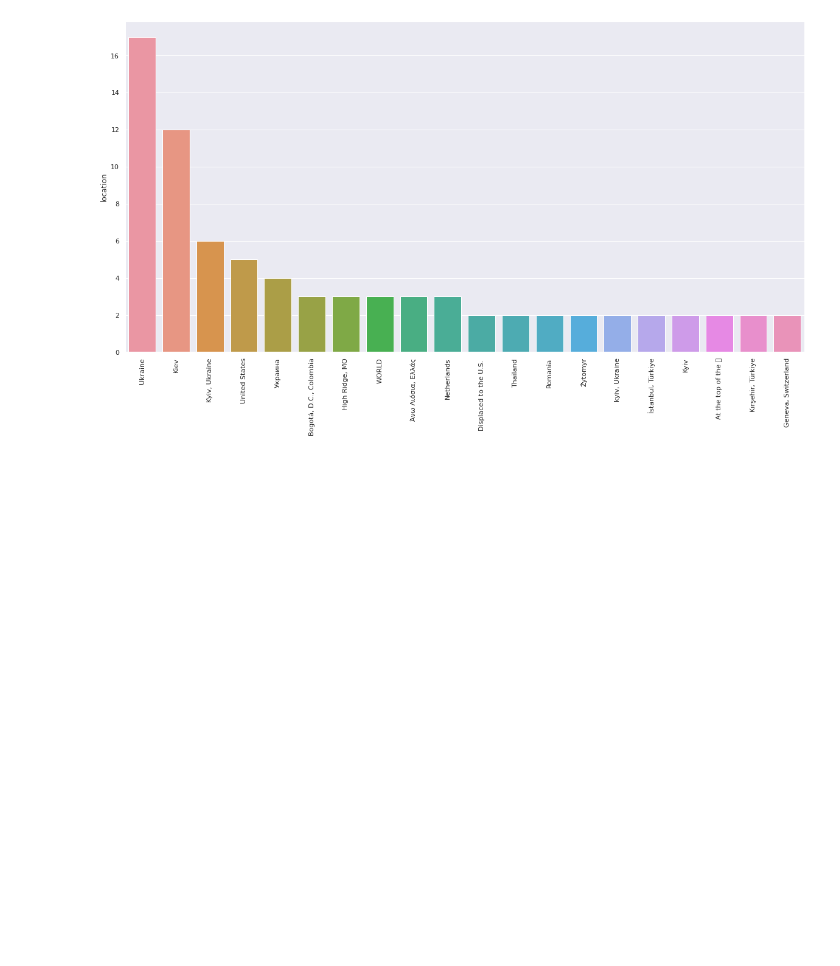
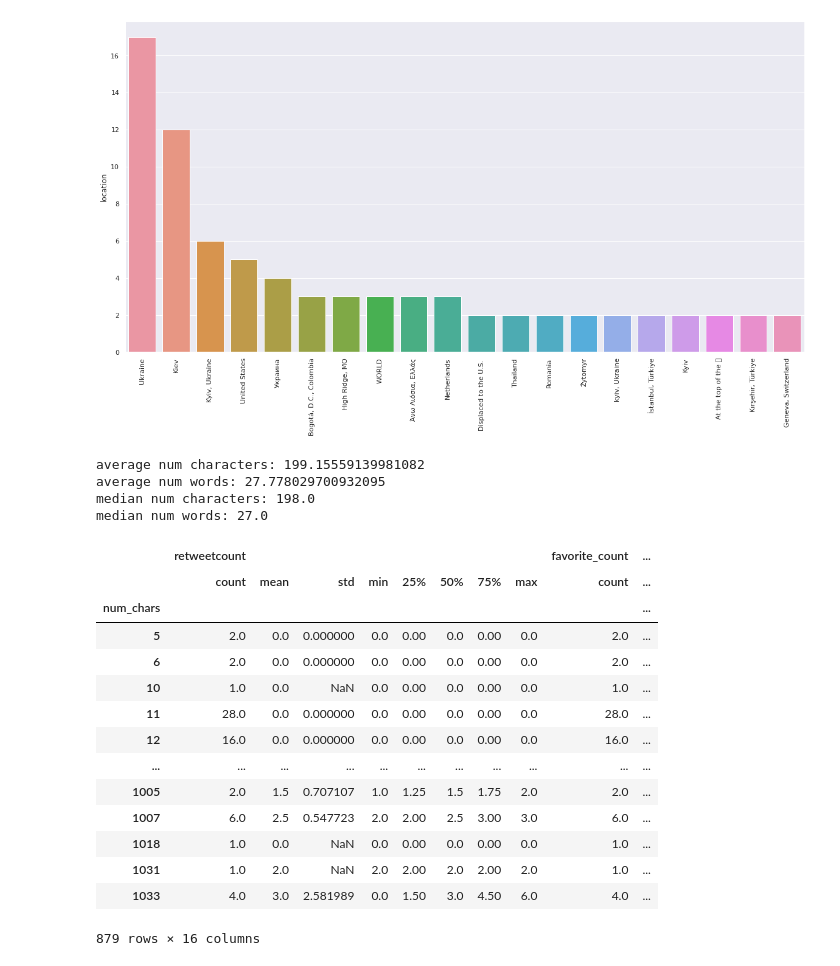
Before and after one commit to aegonwolf/ukraine-conflict-social-news, a Jupyter notebook: ukraine-conflict-twitter-eda.ipynb, the cells around one changed output. Drawn from its saved outputs; the diff is of its cells as text; code cells hidden in the pictures; blank space fills up the shorter version.

Commit message:
added statistics by number of characters and words

```diff
--- a/ukraine-conflict-twitter-eda.ipynb
+++ b/ukraine-conflict-twitter-eda.ipynb
@@ -108,7 +108,7 @@ df.groupby('language').nunique()
 | zh | 5411 | 5417 | 3769 | 1204 | 2224 | 2478 | 7388 | 5411 | 10286 | ... |
 65 rows × 16 columns
 # %%
-df_en = df[df.language == 'en']
+df_en = df[df.language == 'en'].drop('language', axis=1)
 # %%
 #just continue with english for now
 sorted_tweets = df_en[['username', 'text', 'retweetcount', 'tweetid', ]].sort_values(by = 'retweetcount', ascending = False)
@@ -254,3 +254,36 @@ plt.xticks(rotation = 90)
 plt.show()
 # %% [output]
 [figure]
+# %%
+num_chars = df_en.text.apply(len)
+num_words = df_en.text.apply(lambda x: len(x.split()))
+df_en['num_chars'] = num_chars
+df_en['num_words'] = num_words
+# %%
+print(f"average num characters: {num_chars.mean()}")
+print(f"average num words: {num_words.mean()}")
+print(f"median num characters: {num_chars.median()}")
+print(f"median num words: {num_words.median()}")
+# %% [output]
+average num characters: 199.15559139981082
+average num words: 27.778029700932095
+median num characters: 198.0
+median num words: 27.0
+# %%
+df_en.groupby('num_chars')['retweetcount', 'favorite_count'].describe()
+# %% [output]
+|  | retweetcount |  |  |  |  |  |  |  | favorite_count | ... |
+|  | count | mean | std | min | 25% | 50% | 75% | max | count | ... |
+| num_chars |  |  |  |  |  |  |  |  |  | ... |
+| 5 | 2.0 | 0.0 | 0.000000 | 0.0 | 0.00 | 0.0 | 0.00 | 0.0 | 2.0 | ... |
+| 6 | 2.0 | 0.0 | 0.000000 | 0.0 | 0.00 | 0.0 | 0.00 | 0.0 | 2.0 | ... |
+| 10 | 1.0 | 0.0 | NaN | 0.0 | 0.00 | 0.0 | 0.00 | 0.0 | 1.0 | ... |
+| 11 | 28.0 | 0.0 | 0.000000 | 0.0 | 0.00 | 0.0 | 0.00 | 0.0 | 28.0 | ... |
+| 12 | 16.0 | 0.0 | 0.000000 | 0.0 | 0.00 | 0.0 | 0.00 | 0.0 | 16.0 | ... |
+| ... | ... | ... | ... | ... | ... | ... | ... | ... | ... | ... |
+| 1005 | 2.0 | 1.5 | 0.707107 | 1.0 | 1.25 | 1.5 | 1.75 | 2.0 | 2.0 | ... |
+| 1007 | 6.0 | 2.5 | 0.547723 | 2.0 | 2.00 | 2.5 | 3.00 | 3.0 | 6.0 | ... |
+| 1018 | 1.0 | 0.0 | NaN | 0.0 | 0.00 | 0.0 | 0.00 | 0.0 | 1.0 | ... |
+| 1031 | 1.0 | 2.0 | NaN | 2.0 | 2.00 | 2.0 | 2.00 | 2.0 | 1.0 | ... |
+| 1033 | 4.0 | 3.0 | 2.581989 | 0.0 | 1.50 | 3.0 | 4.50 | 6.0 | 4.0 | ... |
+879 rows × 16 columns
```
